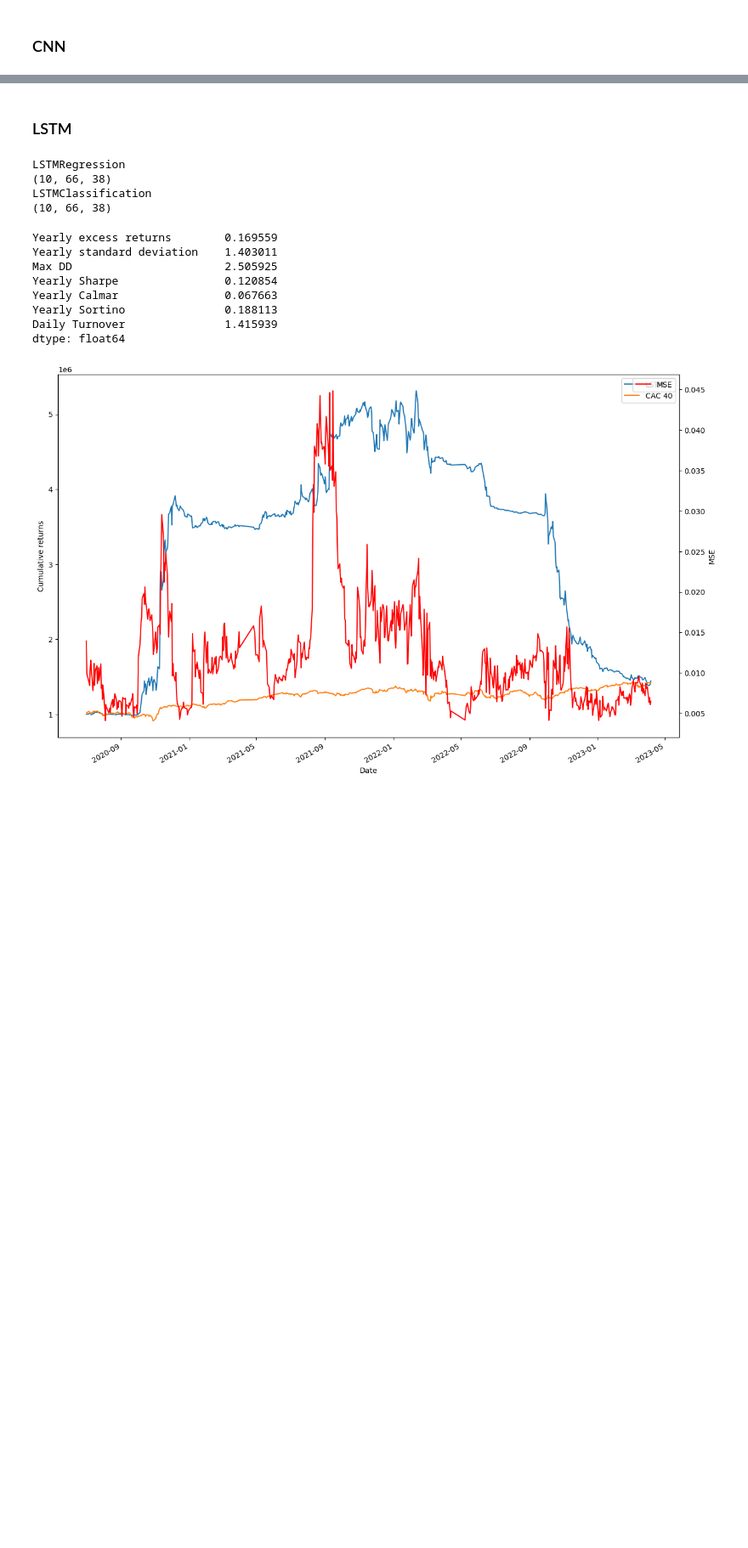
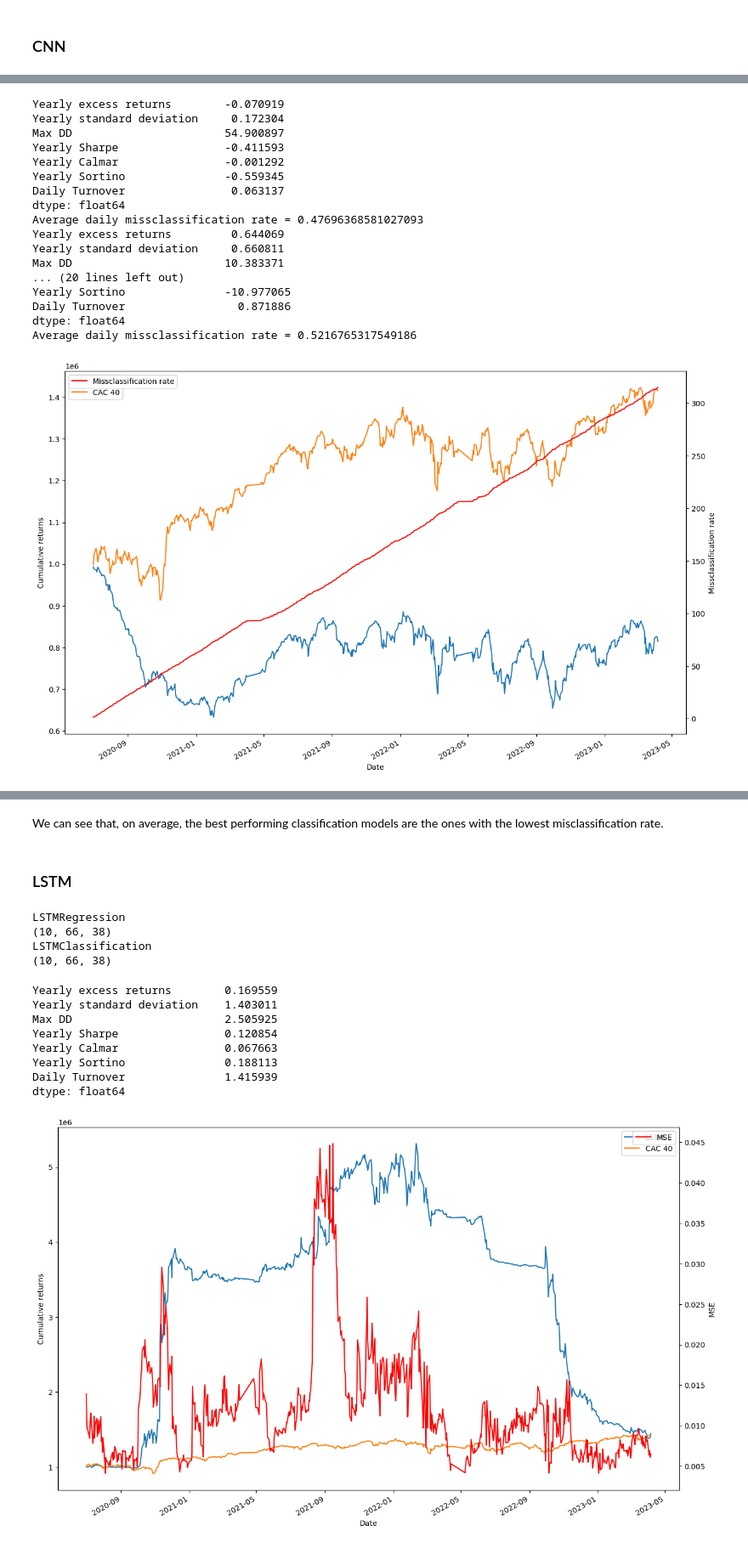
Before and after one commit to mattdimi/DLPSRP, a Jupyter notebook: ModelTesting.ipynb, the cells around one changed output, grey strips where cells are left out. Shown at 85% size. Cells and saved outputs as stored; diff of their text form; code cells hidden in the pictures; blank space fills up the shorter version.

```diff
--- a/ModelTesting.ipynb
+++ b/ModelTesting.ipynb
@@ -231,0 +240,35 @@ RuntimeError: mat1 and mat2 shapes cannot be multiplied (64x32 and 64x64)
+# %%
+for model in CNN_models:
+    if model.type == "classification":
+        w = weights_test_cnn[model.name]
+        backtest = BackTester(w, returns, capital, risk_free, benchmark=benchmark_returns, name = "CNN")
+        backtest_statistics = backtest.get_backtest_statistics()
+        print(backtest_statistics)
+        cum_returns = backtest.get_strategy_cumulative_returns()
+        cum_returns["Missclassification rate"] = ((2*forecasts_test_cnn[model.name]-1) != np.sign(returns.loc[test_index_full_cnn, :])).abs().mean(axis = 1).cumsum()
+        print(f"Average daily missclassification rate = {cum_returns['Missclassification rate'].diff().mean()}")
+        fig, ax1 = plt.subplots()
+        ax2 = ax1.twinx()
+        cum_returns.plot(y = ["CNN", "CAC 40"], ax = ax1, figsize = (15, 10))
+        cum_returns.plot(y = "Missclassification rate", ax = ax2, color = "red")
+        ax1.set_ylabel("Cumulative returns")
+        ax2.set_ylabel("Missclassification rate")
+# %% [output]
+Yearly excess returns        -0.070919
+Yearly standard deviation     0.172304
+Max DD                       54.900897
+Yearly Sharpe                -0.411593
+Yearly Calmar                -0.001292
+Yearly Sortino               -0.559345
+Daily Turnover                0.063137
+dtype: float64
+Average daily missclassification rate = 0.47696368581027093
+Yearly excess returns         0.644069
+Yearly standard deviation     0.660811
+Max DD                       10.383371
+... (20 lines left out)
+Yearly Sortino               -10.977065
+Daily Turnover                 0.871886
+dtype: float64
+Average daily missclassification rate = 0.5216765317549186
+[figure, added]
@@ -232,3 +278,5 @@ RuntimeError: mat1 and mat2 shapes cannot be multiplied (64x32 and 64x64)
+# %% [markdown]
+We can see that, on average, the best performing classification models are the ones with the lowest misclassification rate.
 # %% [markdown]
 ### LSTM
 # %%
```
Also changed, not shown: parts of 15 cells of this notebook, 2 other files.
